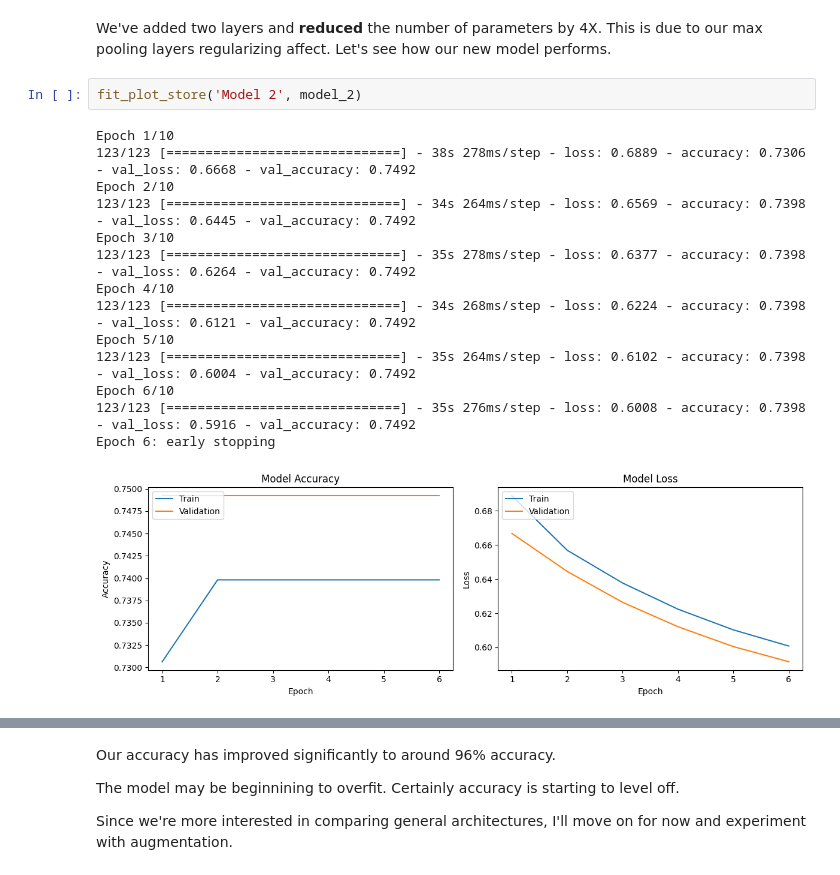
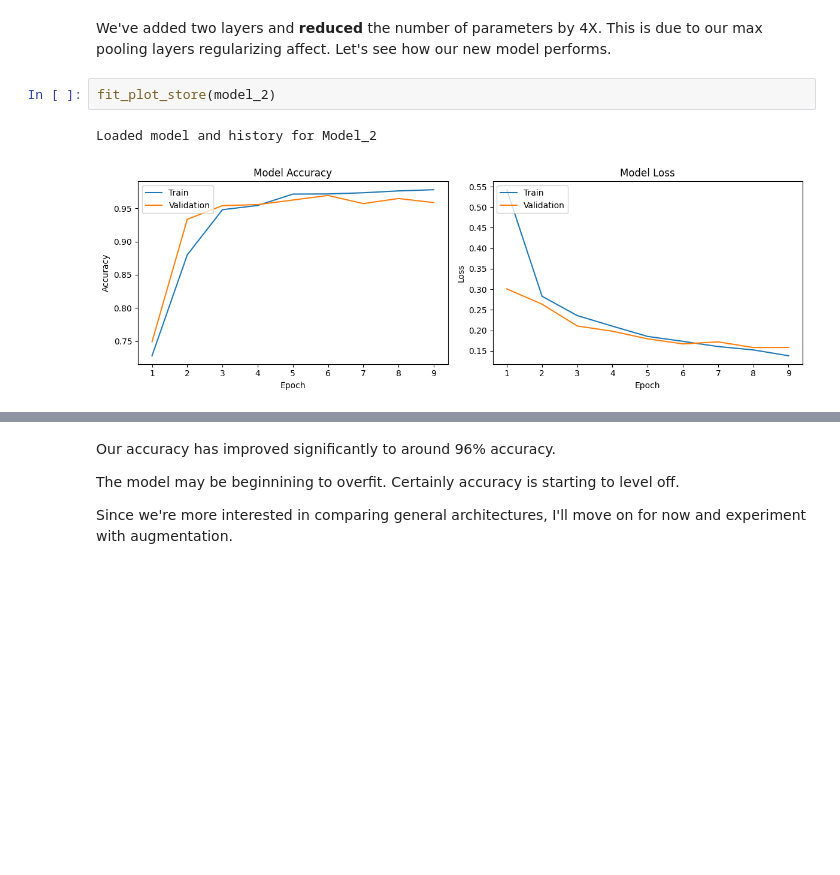
Before and after one commit to JosiahBeynon/detect-pneumonia-xray, a Jupyter notebook: Detect_Pneumonia_Using_X_Ray_Images_with_CNNs_and_Transfer_Learning.ipynb, the cells around one changed output, grey strips where cells are left out. Saved outputs shown, nothing was run; the diff lists cells and outputs as text; blank space fills up the shorter version.

```diff
--- a/Detect_Pneumonia_Using_X_Ray_Images_with_CNNs_and_Transfer_Learning.ipynb
+++ b/Detect_Pneumonia_Using_X_Ray_Images_with_CNNs_and_Transfer_Learning.ipynb
@@ -364,19 +395,7 @@ _________________________________________________________________
 # %% [markdown]
 We've added two layers and **reduced** the number of parameters by 4X. This is due to our max pooling layers regularizing affect. Let's see how our new model performs.
 # %%
-fit_plot_store('Model 2', model_2)
+fit_plot_store(model_2)
 # %% [output]
-Epoch 1/10
-123/123 [==============================] - 38s 278ms/step - loss: 0.6889 - accuracy: 0.7306 - val_loss: 0.6668 - val_accuracy: 0.7492
-Epoch 2/10
-123/123 [==============================] - 34s 264ms/step - loss: 0.6569 - accuracy: 0.7398 - val_loss: 0.6445 - val_accuracy: 0.7492
-Epoch 3/10
-123/123 [==============================] - 35s 278ms/step - loss: 0.6377 - accuracy: 0.7398 - val_loss: 0.6264 - val_accuracy: 0.7492
-Epoch 4/10
-123/123 [==============================] - 34s 268ms/step - loss: 0.6224 - accuracy: 0.7398 - val_loss: 0.6121 - val_accuracy: 0.7492
-Epoch 5/10
-123/123 [==============================] - 35s 264ms/step - loss: 0.6102 - accuracy: 0.7398 - val_loss: 0.6004 - val_accuracy: 0.7492
-Epoch 6/10
-123/123 [==============================] - 35s 276ms/step - loss: 0.6008 - accuracy: 0.7398 - val_loss: 0.5916 - val_accuracy: 0.7492
-Epoch 6: early stopping
+Loaded model and history for Model_2
-[figure, old version]
+[figure, new version]
```
Also changed, not shown: parts of 21 cells of this notebook.
